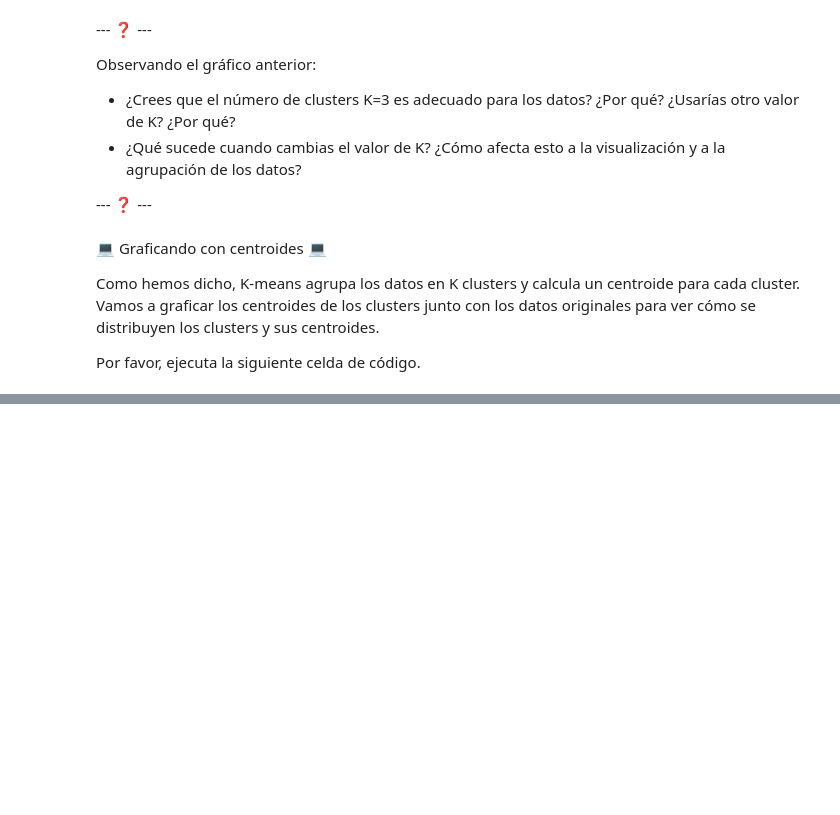
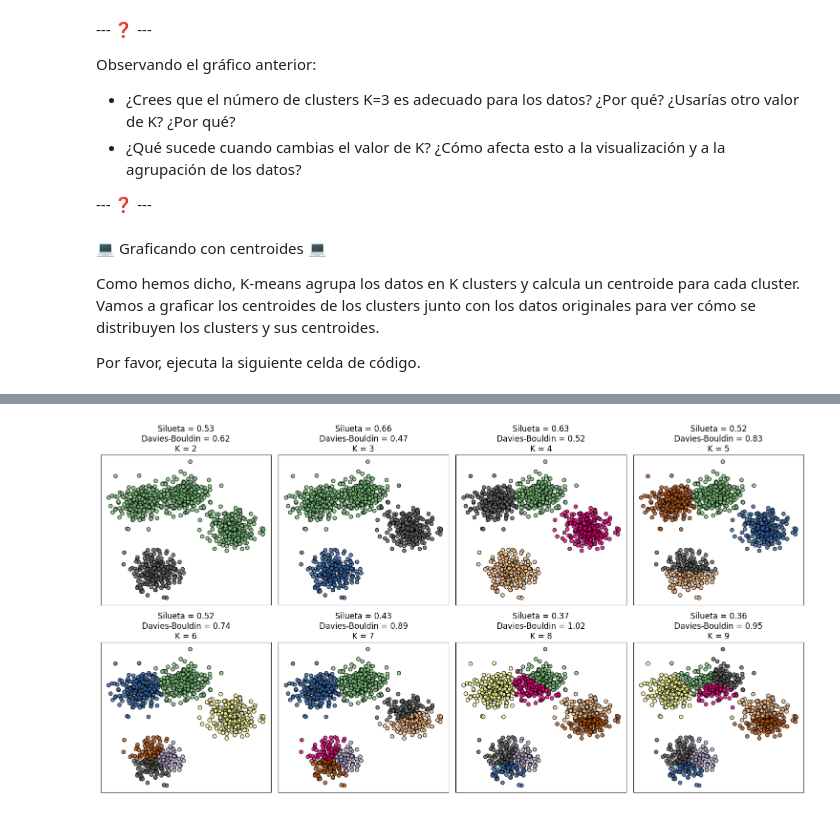
Before and after one commit to lucasbaldezzari/cdan, a Jupyter notebook: 2. Intro al ANS.ipynb, the cells around one changed output, grey strips where cells are left out. Cells and saved outputs as stored; diff of their text form; code cells hidden in the pictures; blank space fills up the shorter version.

```diff
--- a/2. Intro al ANS.ipynb
+++ b/2. Intro al ANS.ipynb
@@ -278,0 +451,4 @@ Observando el gráfico anterior:
+# %%
+clustersWithMetrics(cluster_std=1.8)
+# %% [output]
+[figure, added]
```
Also changed, not shown: parts of 34 cells of this notebook, 1 other file.
